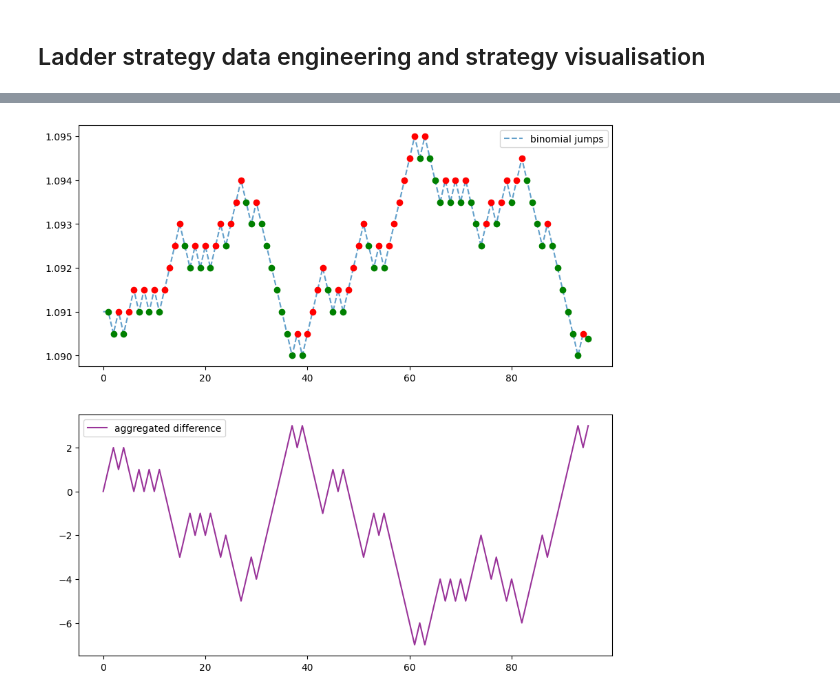
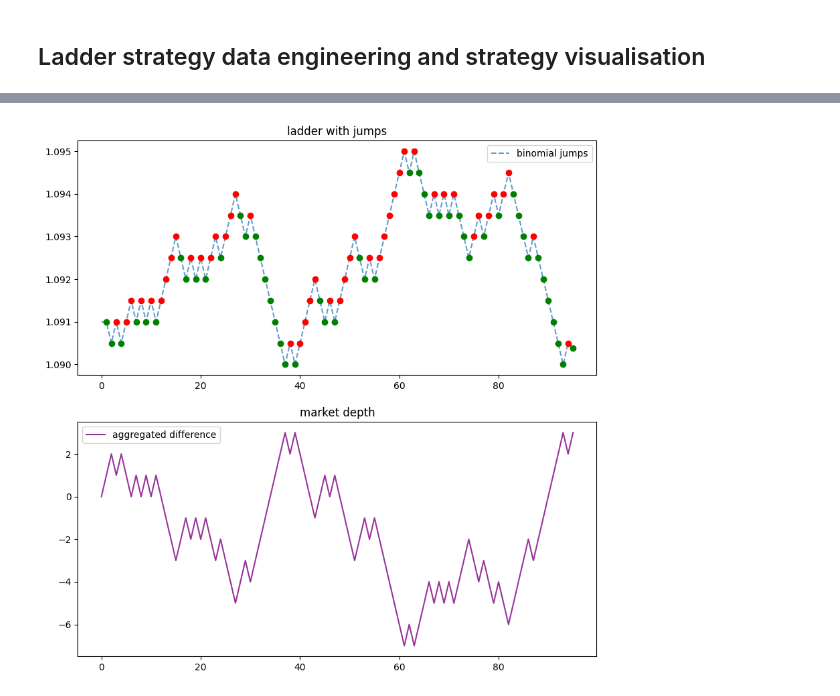
Before and after one commit to SamanvayMS/bp-Trading, a Jupyter notebook: Data_analysis_and_transformation.ipynb, the cells around one changed output, grey strips where cells are left out. Drawn from its saved outputs; the diff is of its cells as text; code cells hidden in the pictures.

Commit message:
added binomial functions to .py file

```diff
--- a/Data_analysis.ipynb
+++ b/Data_analysis_and_transformation.ipynb
@@ -232,26 +232,31 @@ def aggregate_differences(jumps,lot_size=1):
 
     return pd.Series(aggregated_position, index=jumps.index)
 # %%
-jumps = filter_jumps(ladderized_data)
-aggregated_diff = aggregate_differences(jumps)
-fig,axs = plt.subplots(2,1,figsize=(10,10))
-# Plotting the jumps
-axs[0].plot(jumps.values, label='binomial jumps', linestyle='--', alpha=0.7)
-# Adding colored points for up and down movements
-previous_value = jumps.values[0]
-for idx, value in enumerate(jumps.values[1:], 1):
-    if value > previous_value:
-        axs[0].plot(idx, value, 'ro')  # Red point for upward movement
-    else:
-        axs[0].plot(idx, value, 'go')  # Blue point for downward movement
-    previous_value = value
-axs[0].legend()
-# Plotting the aggregated differences
-axs[1].plot(aggregated_diff.values, label='aggregated difference', linestyle='-', color='purple', alpha=0.8)
-axs[1].legend()
-plt.show()
+def plot_jumps(ladderized_data):
+    jumps = filter_jumps(ladderized_data)
+    aggregated_diff = aggregate_differences(jumps)
+    fig,axs = plt.subplots(2,1,figsize=(10,10))
+    # Plotting the jumps
+    axs[0].plot(jumps.values, label='binomial jumps', linestyle='--', alpha=0.7)
+    axs[0].set_title('ladder with jumps')
+    # Adding colored points for up and down movements
+    previous_value = jumps.values[0]
+    for idx, value in enumerate(jumps.values[1:], 1):
+        if value > previous_value:
+            axs[0].plot(idx, value, 'ro')  # Red point for upward movement
+        else:
+            axs[0].plot(idx, value, 'go')  # Blue point for downward movement
+        previous_value = value
+    axs[0].legend()
+    # Plotting the aggregated differences
+    axs[1].plot(aggregated_diff.values, label='aggregated difference', linestyle='-', color='purple', alpha=0.8)
+    axs[1].legend()
+    axs[1].set_title('market depth')
+    plt.show()
-# %% [output]
-[figure, removed]
+# %%
+plot_jumps(ladderized_data)
+# %% [output]
+[figure, added]
 # %%
 def velocity(data):
     return data.diff()/data
```
Also changed, not shown: parts of 6 cells of this notebook, 2 other files.
